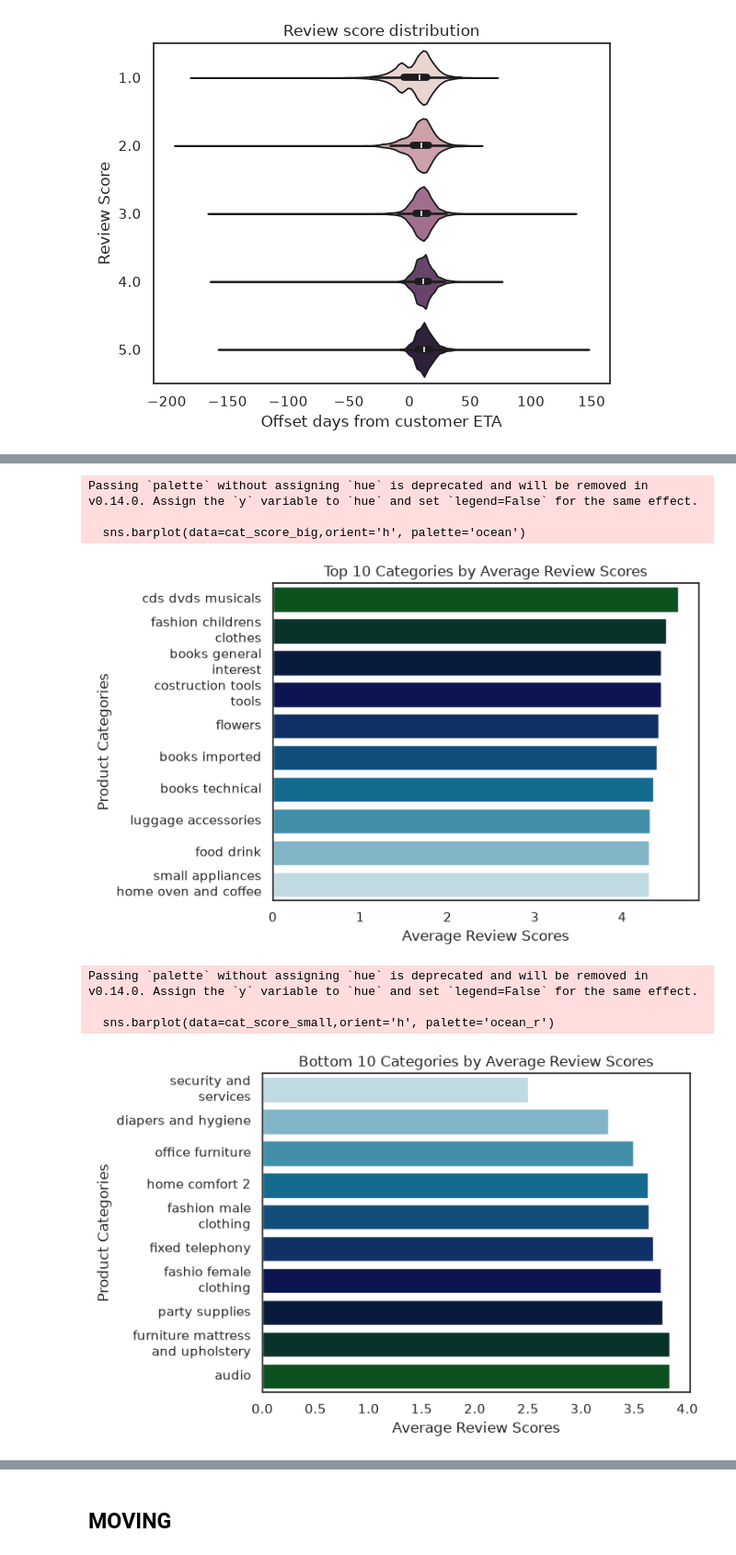
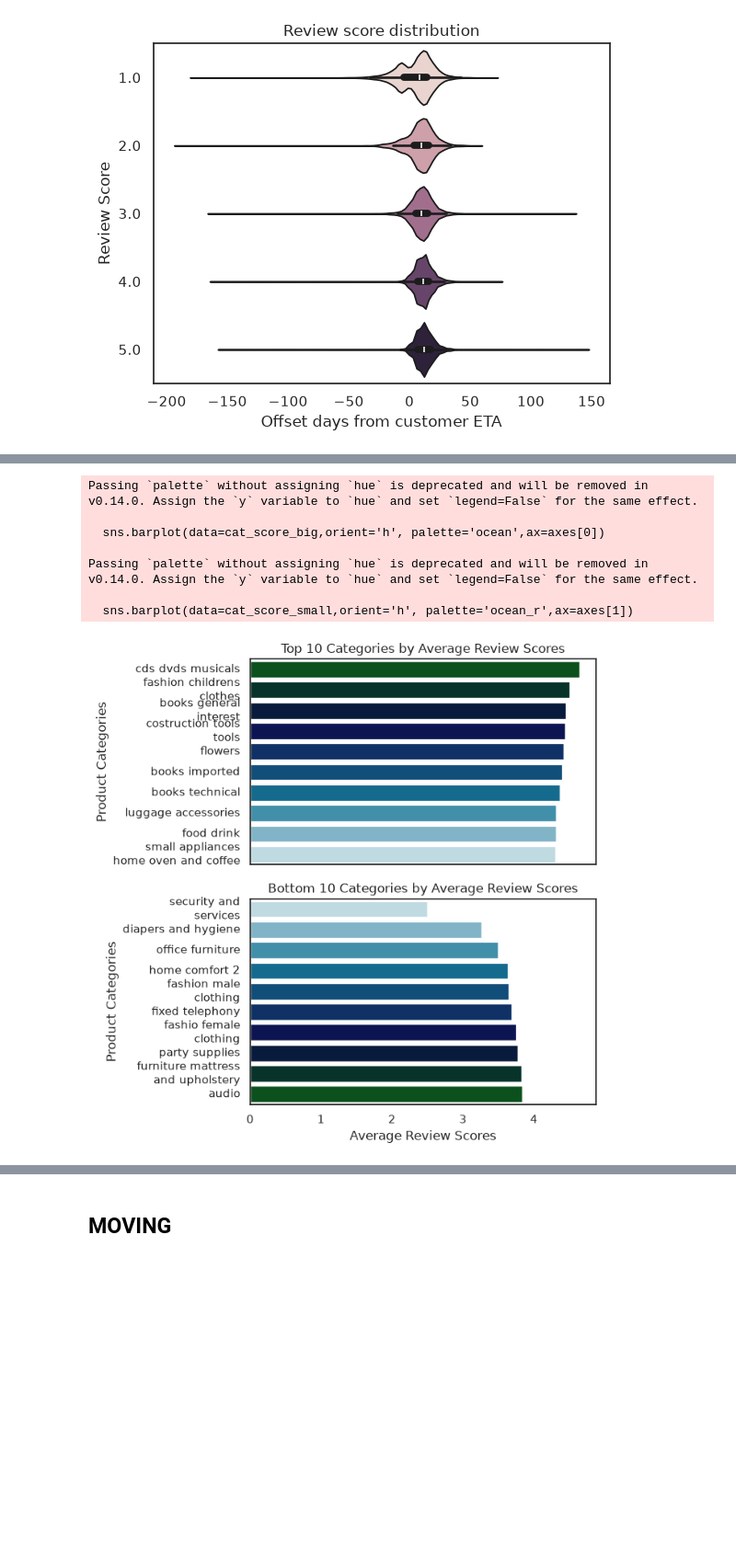
Before and after one commit to skinnyfrit/ay2627-tcx3901, a Jupyter notebook: EDA.ipynb, the cells around one changed output, grey strips where cells are left out. Shown at 92% size. Saved outputs shown, nothing was run; the diff lists cells and outputs as text; code cells hidden in the pictures; blank space fills up the shorter version.

```diff
--- a/EDA.ipynb
+++ b/EDA.ipynb
@@ -636,0 +757,5 @@ Proceed to merge and EDA/dashboard consolidated dataset
+# %%
+remove_rows = ['product_category_name_english',
+               'product_width_cm']
+for col in remove_rows:
+    print(f'Percentage of loss from removing {col}: {df[col].isna().sum()} ({df[col].isna().sum()/len(df):.2%})')
@@ -636,0 +765,13 @@ Proceed to merge and EDA/dashboard consolidated dataset
+# %%
+## ACTUAL REMOVAL
+# removes entries with no review_id as the proportion is small
+dummy = len(df)
+df1 = df[df['review_id'].isna() == False]
+print(df1['order_status'].unique())
+print(f'Remove review_id\nPercentage of data lost: {(og_df_rows-len(df1))/og_df_rows:.2%}')
+
+for col in remove_rows:
+    dummy = len(df1)
+    df1 = df1.dropna(axis=0,subset=[col])
+    print(df1['order_status'].unique())
+    print(f'{col}\n  Percentage of data lost on OG: {(og_df_rows-len(df1))/og_df_rows:.2%}')
@@ -811,30 +1009,33 @@ plt.show()
 # %%
-cat_score_big = df.groupby('product_category_name_english')['review_score'].mean().nlargest(10)
+cat_score_big = df1.groupby('product_category_name_english')['review_score'].mean().nlargest(10)
 labels = list(cat_score_big.index)
 
-sns.barplot(data=cat_score_big,orient='h', palette='ocean')
-plt.title('Top 10 Categories by Average Review Scores')
-plt.xlabel('Average Review Scores')
-plt.ylabel('Product Categories')
-plt.yticks(labels, format_labels(labels), va='center', rotation_mode='anchor')
-plt.show()
+fig, axes = plt.subplots(2,1,figsize=(7,7),sharex=True)
 
-cat_score_small = df.groupby('product_category_name_english')['review_score'].mean().nsmallest(10)
+sns.barplot(data=cat_score_big,orient='h', palette='ocean',ax=axes[0])
+axes[0].set_title('Top 10 Categories by Average Review Scores')
+axes[0].set_xlabel('Average Review Scores')
+axes[0].set_ylabel('Product Categories')
+axes[0].set_yticks(labels, format_labels(labels), va='center', rotation_mode='anchor')
+
+cat_score_small = df1.groupby('product_category_name_english')['review_score'].mean().nsmallest(10)
 labels = list(cat_score_small.index)
 
-sns.barplot(data=cat_score_small,orient='h', palette='ocean_r')
-plt.title('Bottom 10 Categories by Average Review Scores')
-plt.xlabel('Average Review Scores')
-plt.ylabel('Product Categories')
-plt.yticks(labels, format_labels(labels), va='center', rotation_mode='anchor')
+sns.barplot(data=cat_score_small,orient='h', palette='ocean_r',ax=axes[1])
+axes[1].set_title('Bottom 10 Categories by Average Review Scores')
+axes[1].set_xlabel('Average Review Scores')
+axes[1].set_ylabel('Product Categories')
+axes[1].set_yticks(labels, format_labels(labels), va='center', rotation_mode='anchor')
+
+plt.tight_layout()
 plt.show()
 # %% [output]
 Passing `palette` without assigning `hue` is deprecated and will be removed in v0.14.0. Assign the `y` variable to `hue` and set `legend=False` for the same effect.
 
-  sns.barplot(data=cat_score_big,orient='h', palette='ocean')
+  sns.barplot(data=cat_score_big,orient='h', palette='ocean',ax=axes[0])
+
+Passing `palette` without assigning `hue` is deprecated and will be removed in v0.14.0. Assign the `y` variable to `hue` and set `legend=False` for the same effect.
+
+  sns.barplot(data=cat_score_small,orient='h', palette='ocean_r',ax=axes[1])
-[figure, old version]
+[figure, new version]
-Passing `palette` without assigning `hue` is deprecated and will be removed in v0.14.0. Assign the `y` variable to `hue` and set `legend=False` for the same effect.
-
-  sns.barplot(data=cat_score_small,orient='h', palette='ocean_r')
-[figure, removed]
 # %%
```
Also changed, not shown: parts of 38 cells of this notebook.
